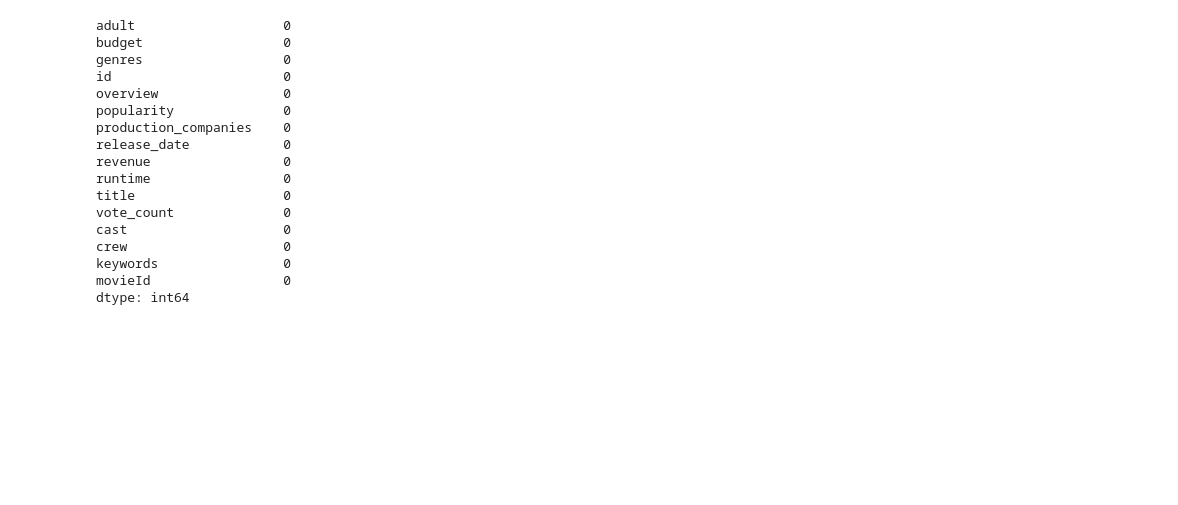
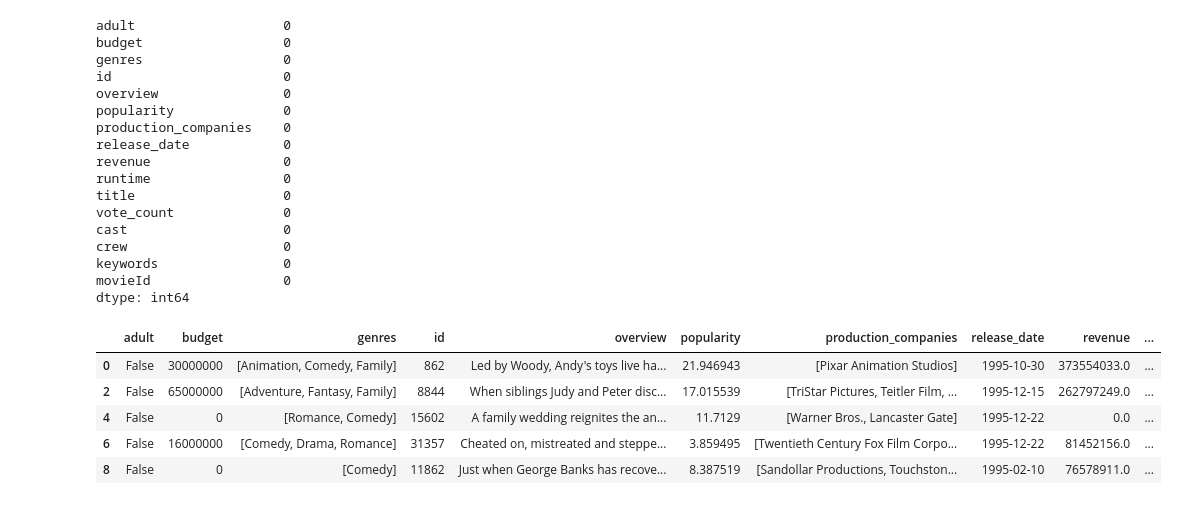
Before and after one commit to NurAlamNahidSarkar/movieRecommendation_ML, a Jupyter notebook: movierecommendation.ipynb, the cells around one changed output. Cells and saved outputs as stored; diff of their text form; code cells hidden in the pictures; blank space fills up the shorter version.

```diff
--- a/movierecommendation.ipynb
+++ b/movierecommendation.ipynb
@@ -428,3 +428,38 @@ crew                    0
 keywords                0
 movieId                 0
 dtype: int64
+# %%
+import ast
+
+def extract_names(text_list):
+    """
+    Safely parses the string-list and extracts all 'name' values.
+    """
+    try:
+        # 1. Parse the string into a list
+        data_list = ast.literal_eval(text_list)
+
+        # 2. Extract the names
+        names = [item['name'] for item in data_list]
+        return names
+
+    except (ValueError, SyntaxError, TypeError):
+        # Return an empty list for bad/missing data (like NaN)
+        return []
+
+
+
+movies['genres'] = movies['genres'].apply(extract_names)
+movies['production_companies'] = movies['production_companies'].apply(extract_names)
+movies['keywords'] = movies['keywords'].apply(extract_names)
+movies['cast'] = movies['cast'].apply(extract_names)
+movies['crew'] = movies['crew'].apply(extract_names)
+# %%
+movies.head(5)
+# %% [output]
+|  | adult | budget | genres | id | overview | popularity | production_companies | release_date | revenue | ... |
+| 0 | False | 30000000 | [Animation, Comedy, Family] | 862 | Led by Woody, Andy's toys live ha... | 21.946943 | [Pixar Animation Studios] | 1995-10-30 | 373554033.0 | ... |
+| 2 | False | 65000000 | [Adventure, Fantasy, Family] | 8844 | When siblings Judy and Peter disc... | 17.015539 | [TriStar Pictures, Teitler Film, ... | 1995-12-15 | 262797249.0 | ... |
+| 4 | False | 0 | [Romance, Comedy] | 15602 | A family wedding reignites the an... | 11.7129 | [Warner Bros., Lancaster Gate] | 1995-12-22 | 0.0 | ... |
+| 6 | False | 16000000 | [Comedy, Drama, Romance] | 31357 | Cheated on, mistreated and steppe... | 3.859495 | [Twentieth Century Fox Film Corpo... | 1995-12-22 | 81452156.0 | ... |
+| 8 | False | 0 | [Comedy] | 11862 | Just when George Banks has recove... | 8.387519 | [Sandollar Productions, Touchston... | 1995-02-10 | 76578911.0 | ... |
```
Also changed, not shown: parts of 22 cells of this notebook.
